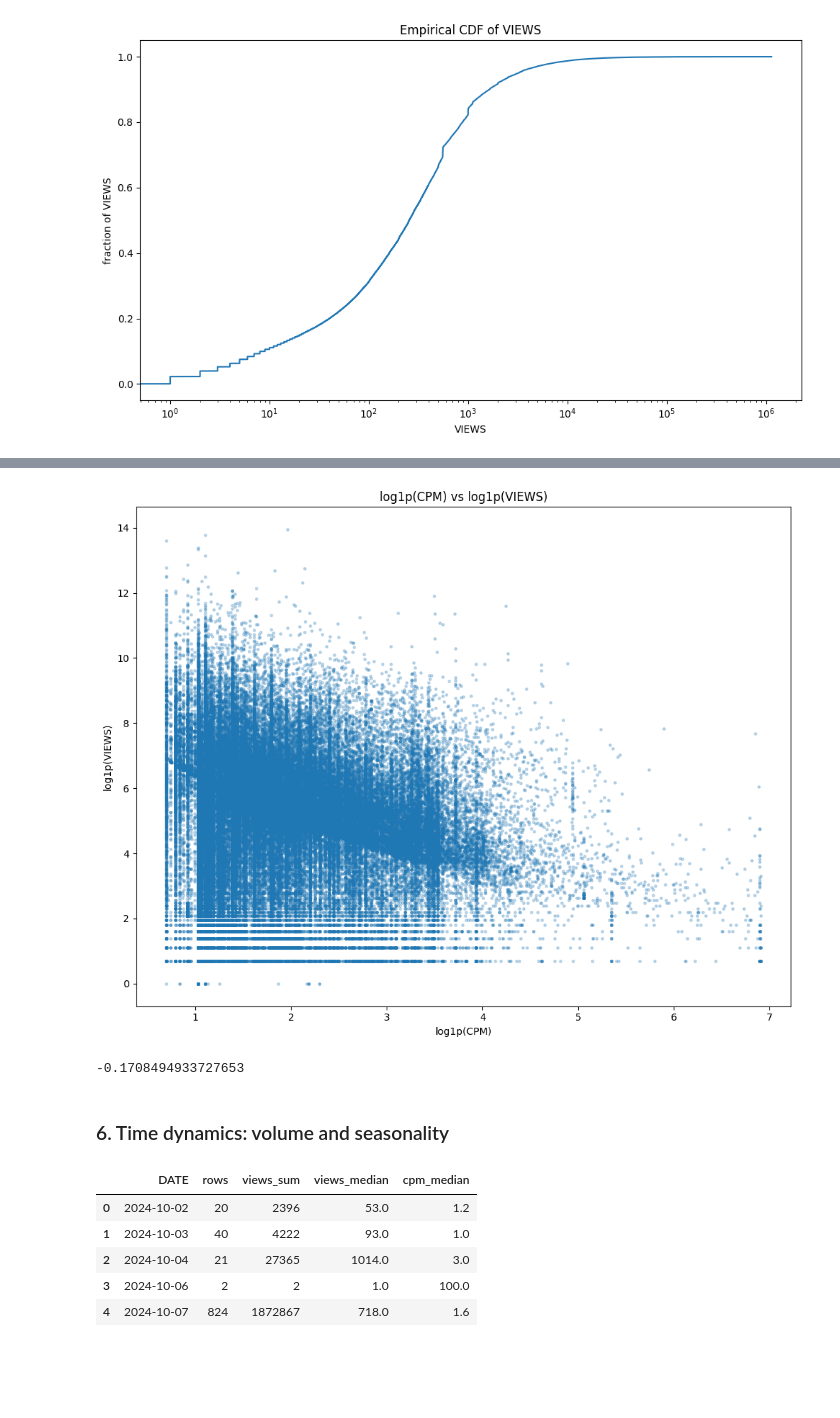
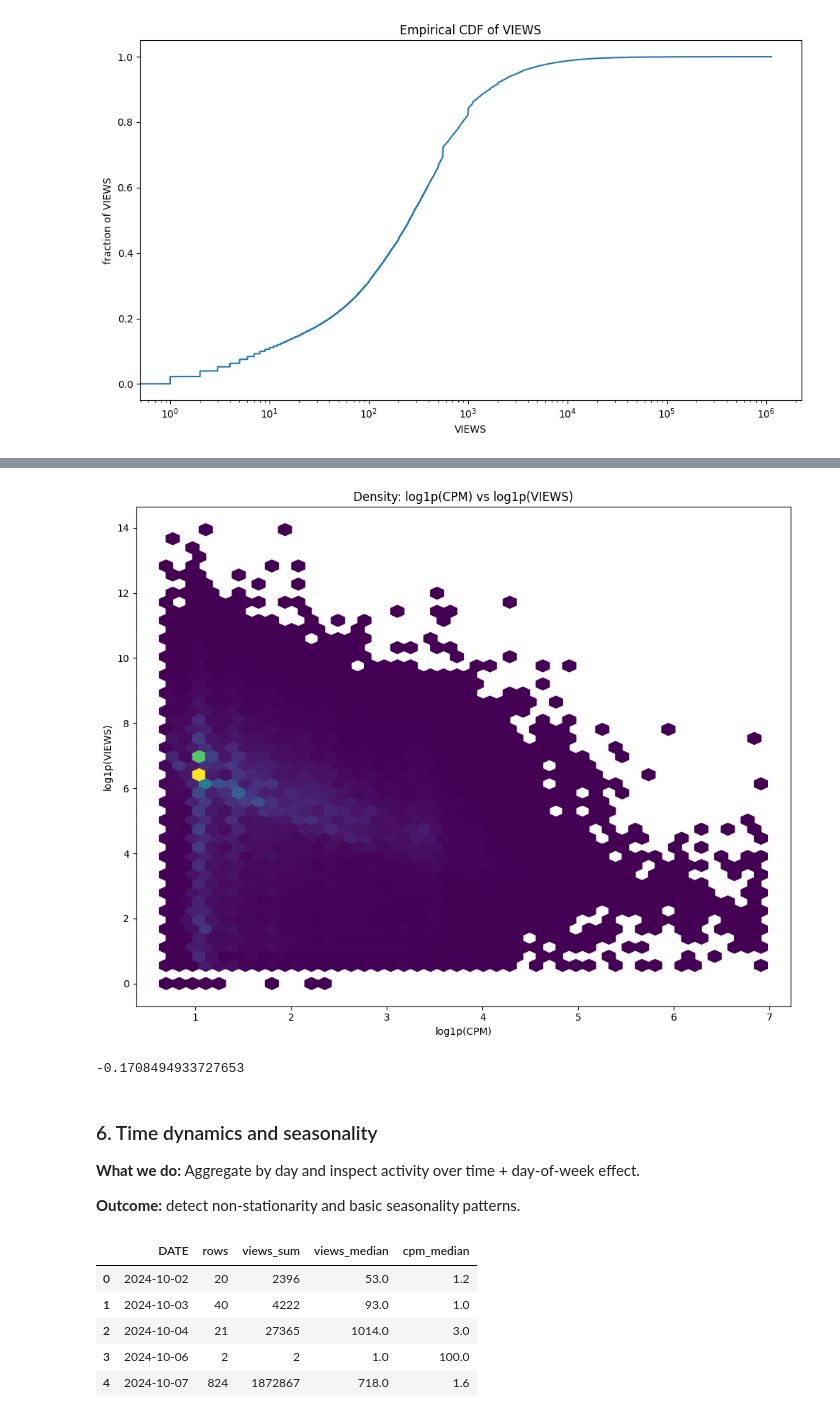
Before and after one commit to Karimkhab/telegram-ads-forecaster, a Jupyter notebook: notebook/EDA.ipynb, the cells around one changed output, grey strips where cells are left out. Saved outputs shown, nothing was run; the diff lists cells and outputs as text; code cells hidden in the pictures; blank space fills up the shorter version.

```diff
--- a/notebook/EDA.ipynb
+++ b/notebook/EDA.ipynb
@@ -77,3 +92,5 @@ memory usage: 7.6+ MB
+# %%
+df.columns = df.columns.str.strip() # Deleting space in column names
 # %%
 df["DATE"] = pd.to_datetime(df["DATE"], errors="coerce")
 df.dtypes # Converting from object to data types
@@ -153,14 +201,14 @@ plt.show()
 # %%
 log_cpm = np.log1p(df["CPM"]) # log1p(CPM.values)
 log_views = np.log1p(df["VIEWS"]) # log1p(VIEWS.values)
 
 plt.figure(figsize=(10,8))
-plt.scatter(log_cpm, log_views, s=6, alpha=0.25) # scatter to see correlation between CPM and VIEWS
-plt.title("log1p(CPM) vs log1p(VIEWS)")
+plt.hexbin(log_cpm, log_views, gridsize=45, mincnt=1) # hexbin density to see correlation between CPM and VIEWS
+plt.title("Density: log1p(CPM) vs log1p(VIEWS)")
 plt.xlabel("log1p(CPM)")
 plt.ylabel("log1p(VIEWS)")
 plt.tight_layout()
 plt.show()
 # %% [output]
-[figure, old version]
+[figure, new version]
 # %%
@@ -169,7 +216,11 @@ corr
 # %% [output]
 -0.1708494933727653
 # %% [markdown]
-### 6. Time dynamics: volume and seasonality
+### 6. Time dynamics and seasonality
+
+**What we do:** Aggregate by day and inspect activity over time + day-of-week effect.
+
+**Outcome:** detect non-stationarity and basic seasonality patterns.
 # %%
 daily = (df.groupby("DATE", as_index=False).agg(
             rows=("VIEWS","size"),
```
Also changed, not shown: parts of 28 cells of this notebook.
